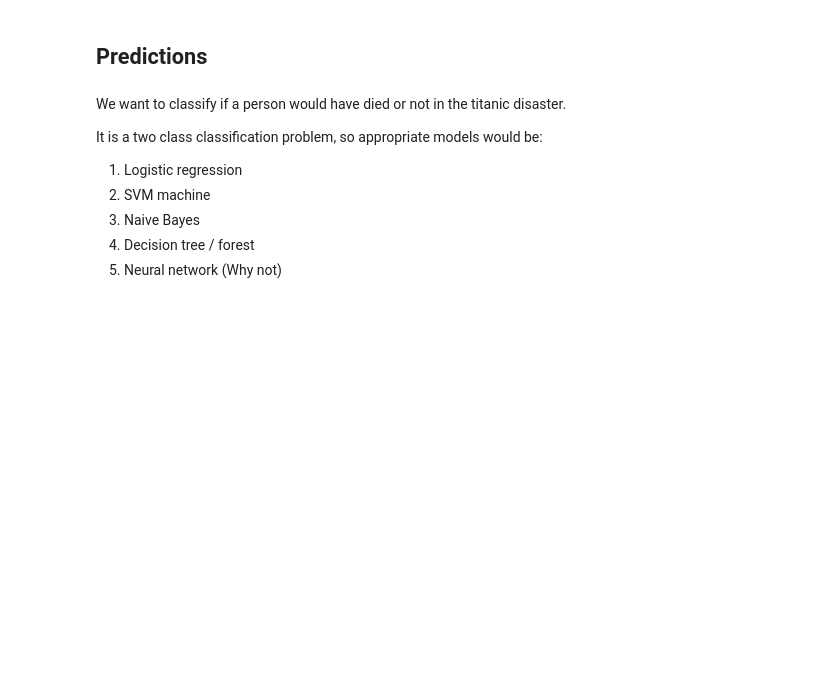
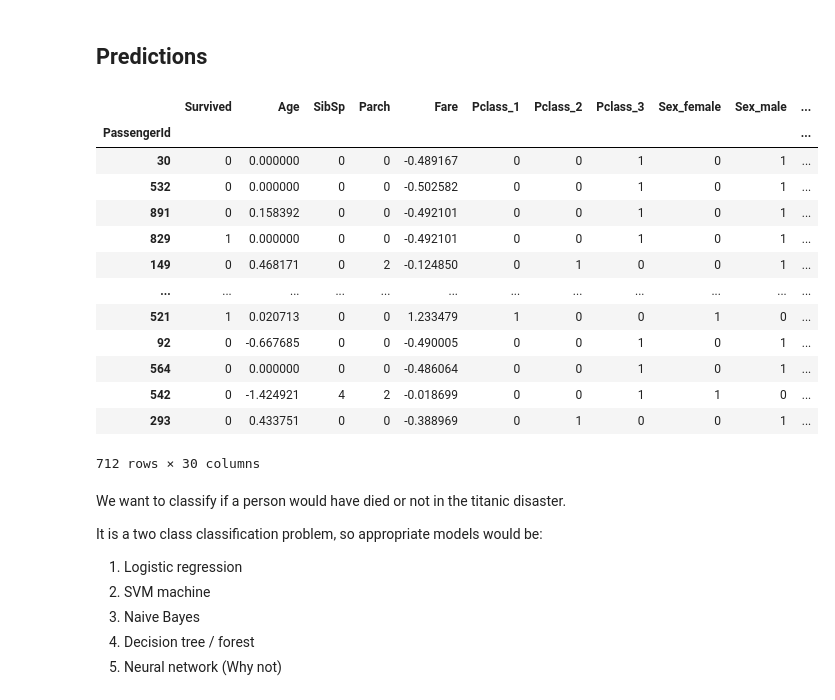
Before and after one commit to LiudasVasaris/Kaggle-competitions, a Jupyter notebook: introductional_competitions/titanic/titanic.ipynb, the cells around one changed output. Saved outputs shown, nothing was run; the diff lists cells and outputs as text; code cells hidden in the pictures; blank space fills up the shorter version.

```diff
--- a/introductional_competitions/titanic/titanic.ipynb
+++ b/introductional_competitions/titanic/titanic.ipynb
@@ -216,6 +214,23 @@ train_df, test_df = model_selection.train_test_split(
 # Lets keep the split rows same in both mean age df and imputed age df
 train_df_imp = df_impute_age.loc[df_impute_age.index.isin(train_df.index)]
 test_df_imp = df_impute_age.loc[df_impute_age.index.isin(test_df.index)]
+# %%
+train_df
+# %% [output]
+|  | Survived | Age | SibSp | Parch | Fare | Pclass_1 | Pclass_2 | Pclass_3 | Sex_female | Sex_male | ... |
+| PassengerId |  |  |  |  |  |  |  |  |  |  | ... |
+| 30 | 0 | 0.000000 | 0 | 0 | -0.489167 | 0 | 0 | 1 | 0 | 1 | ... |
+| 532 | 0 | 0.000000 | 0 | 0 | -0.502582 | 0 | 0 | 1 | 0 | 1 | ... |
+| 891 | 0 | 0.158392 | 0 | 0 | -0.492101 | 0 | 0 | 1 | 0 | 1 | ... |
+| 829 | 1 | 0.000000 | 0 | 0 | -0.492101 | 0 | 0 | 1 | 0 | 1 | ... |
+| 149 | 0 | 0.468171 | 0 | 2 | -0.124850 | 0 | 1 | 0 | 0 | 1 | ... |
+| ... | ... | ... | ... | ... | ... | ... | ... | ... | ... | ... | ... |
+| 521 | 1 | 0.020713 | 0 | 0 | 1.233479 | 1 | 0 | 0 | 1 | 0 | ... |
+| 92 | 0 | -0.667685 | 0 | 0 | -0.490005 | 0 | 0 | 1 | 0 | 1 | ... |
+| 564 | 0 | 0.000000 | 0 | 0 | -0.486064 | 0 | 0 | 1 | 0 | 1 | ... |
+| 542 | 0 | -1.424921 | 4 | 2 | -0.018699 | 0 | 0 | 1 | 1 | 0 | ... |
+| 293 | 0 | 0.433751 | 0 | 0 | -0.388969 | 0 | 1 | 0 | 0 | 1 | ... |
+712 rows × 30 columns
 # %% [markdown]
 We want to classify if a person would have died or not in the titanic disaster.
 
```
Also changed, not shown: parts of 45 cells of this notebook, 4 other files.
